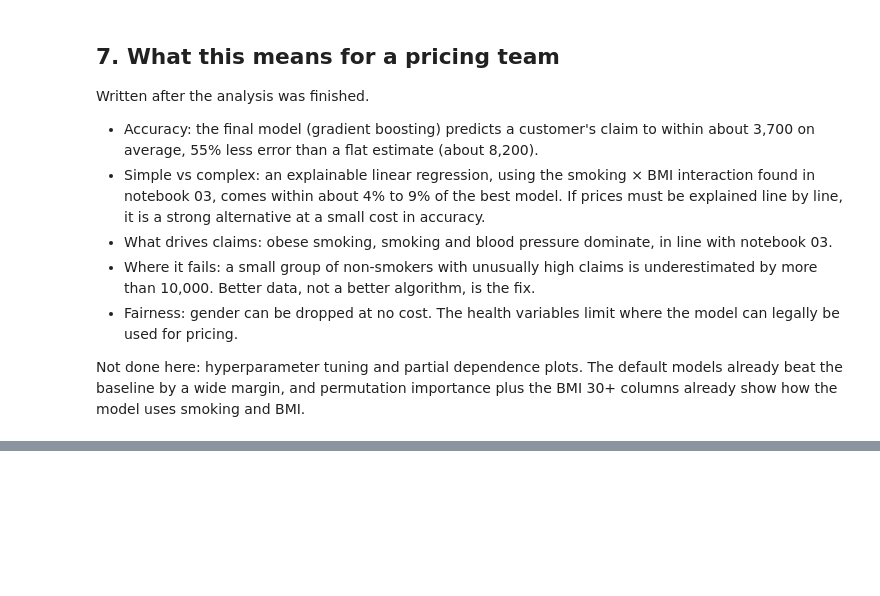
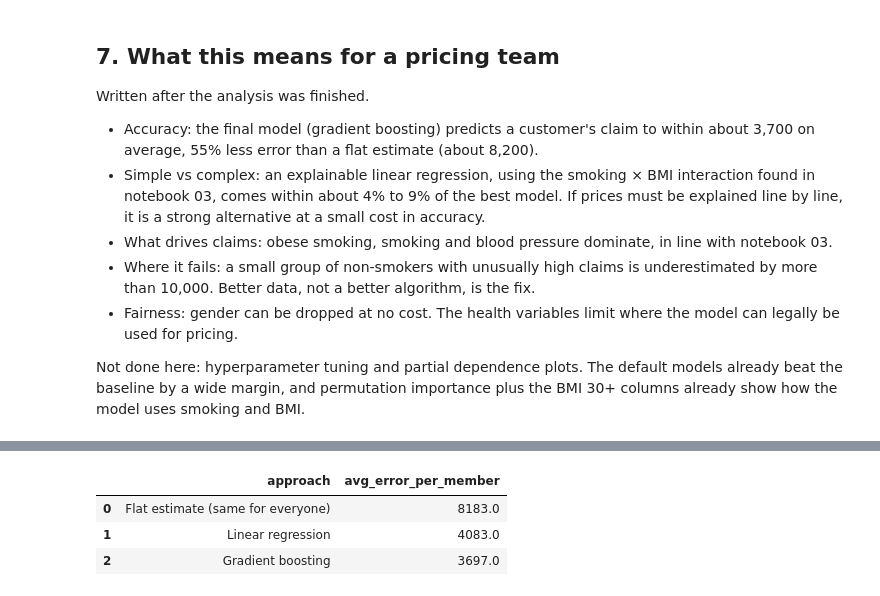
Before and after one commit to Hugoortega1025/health-insurance-claims-analysis, a Jupyter notebook: notebooks/04_modeling.ipynb, the cells around one changed output, grey strips where cells are left out. Saved outputs shown, nothing was run; the diff lists cells and outputs as text; code cells hidden in the pictures; blank space fills up the shorter version.

```diff
--- a/notebooks/04_modeling.ipynb
+++ b/notebooks/04_modeling.ipynb
@@ -424,0 +429,15 @@ Not done here: hyperparameter tuning and partial dependence plots. The default m
+# %%
+# Small results table for the Tableau dashboard (forecast accuracy panel)
+# Test-set MAE: how far off each approach is, on average, for members it never saw
+model_results = pd.DataFrame({
+    "approach": ["Flat estimate (same for everyone)", "Linear regression", "Gradient boosting"],
+    "avg_error_per_member": [mae_baseline_test, mae_lin_test, mae_boosting_test],
+})
+
+model_results.to_csv("data/processed/tableau_model_results.csv", index=False)
+model_results.round(0)
+# %% [output]
+|  | approach | avg_error_per_member |
+| 0 | Flat estimate (same for everyone) | 8183.0 |
+| 1 | Linear regression | 4083.0 |
+| 2 | Gradient boosting | 3697.0 |
```
Also changed, not shown: parts of 1 cell of this notebook, 7 other files.
